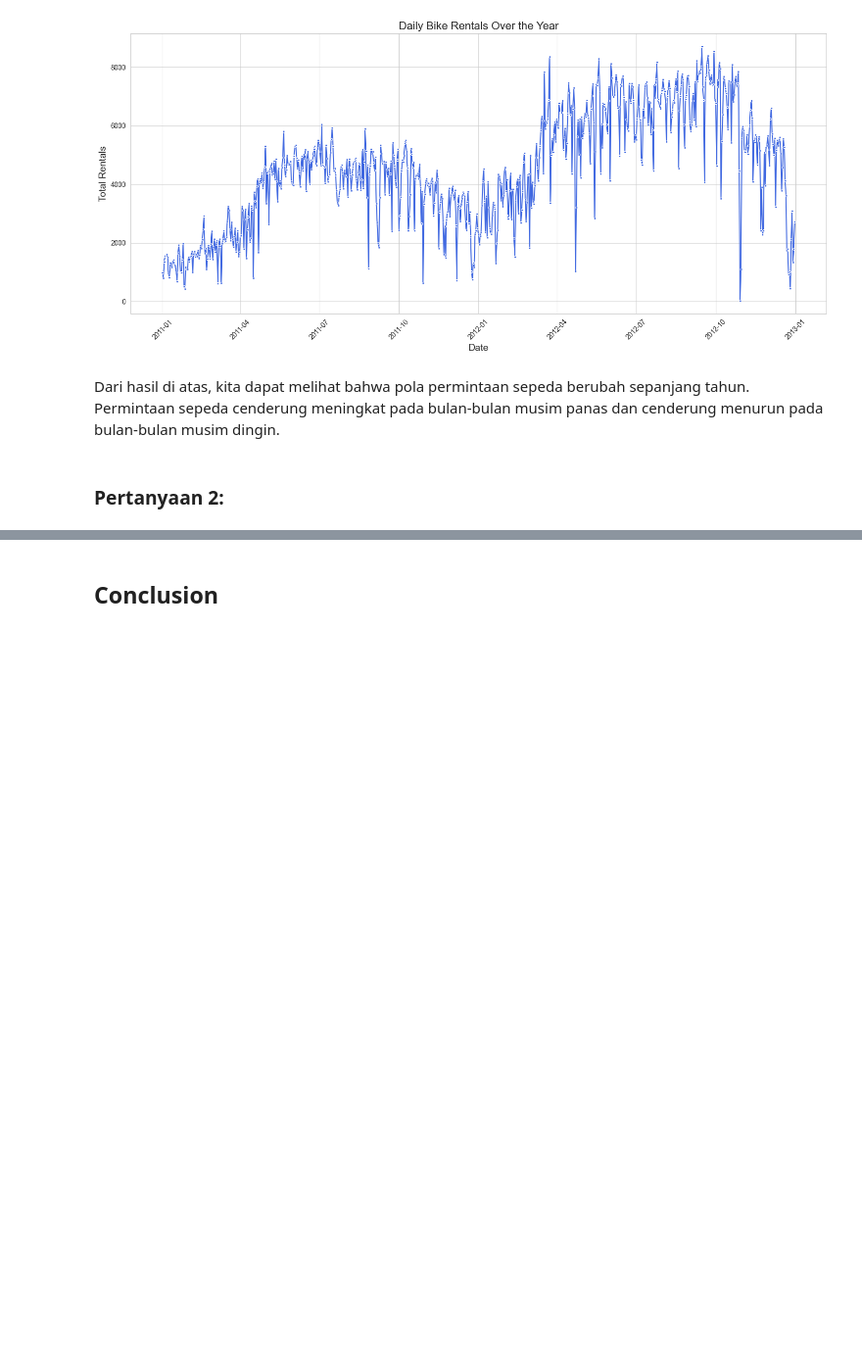
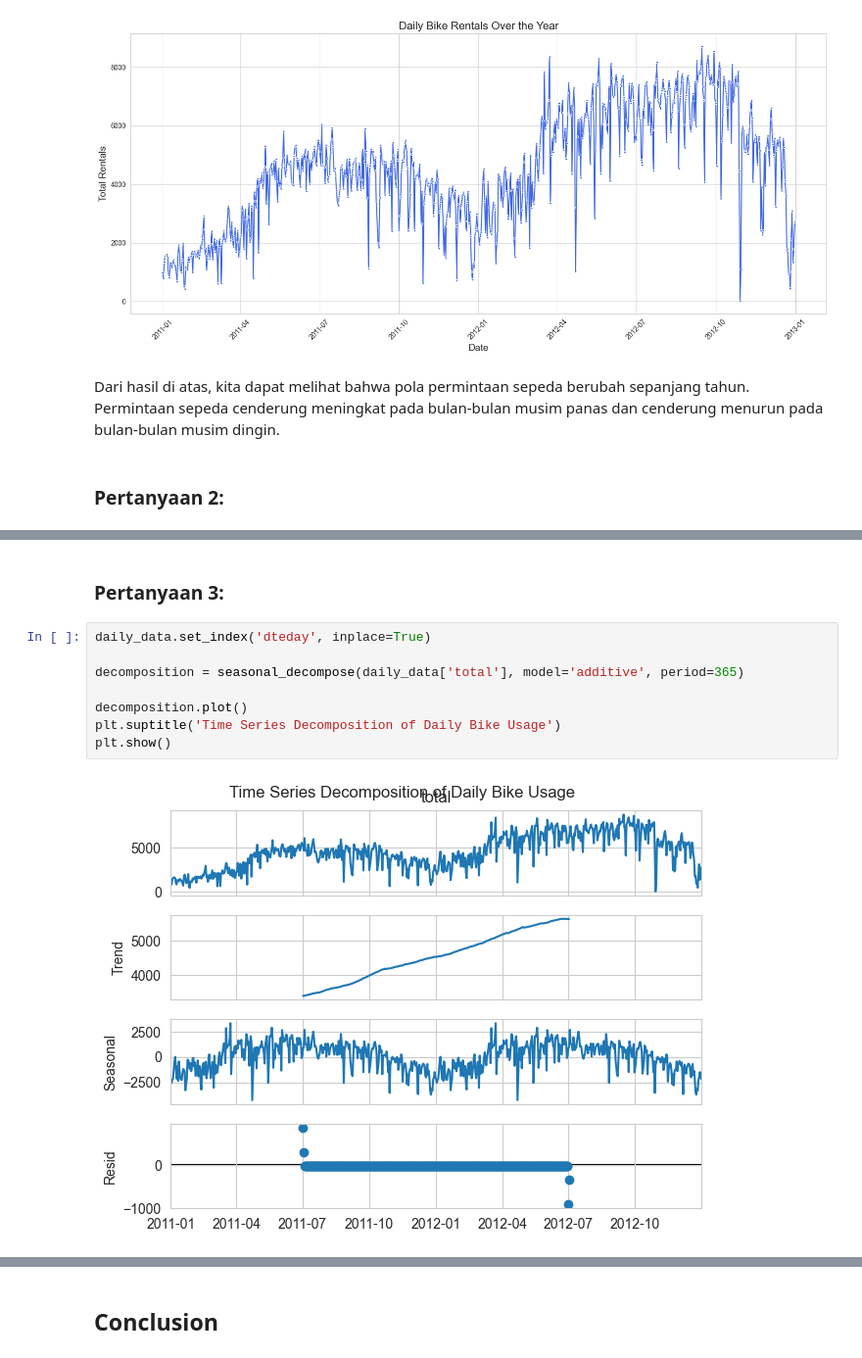
Before and after one commit to aprilrian/data-analysis-project, a Jupyter notebook: submission/notebook.ipynb, the cells around one changed output, grey strips where cells are left out. Shown: that part at 98% size. Drawn from its saved outputs; the diff is of its cells as text; blank space fills up the shorter version.

```diff
--- a/submission/notebook.ipynb
+++ b/submission/notebook.ipynb
@@ -571,0 +670,12 @@ Dari hasil di atas, kita dapat melihat bahwa kita bisa mengklasifikasikan pelang
+# %% [markdown]
+### Pertanyaan 3:
+# %%
+daily_data.set_index('dteday', inplace=True)
+
+decomposition = seasonal_decompose(daily_data['total'], model='additive', period=365)
+
+decomposition.plot()
+plt.suptitle('Time Series Decomposition of Daily Bike Usage')
+plt.show()
+# %% [output]
+[figure, added]
```
Also changed, not shown: parts of 18 cells of this notebook, 6 other files.
